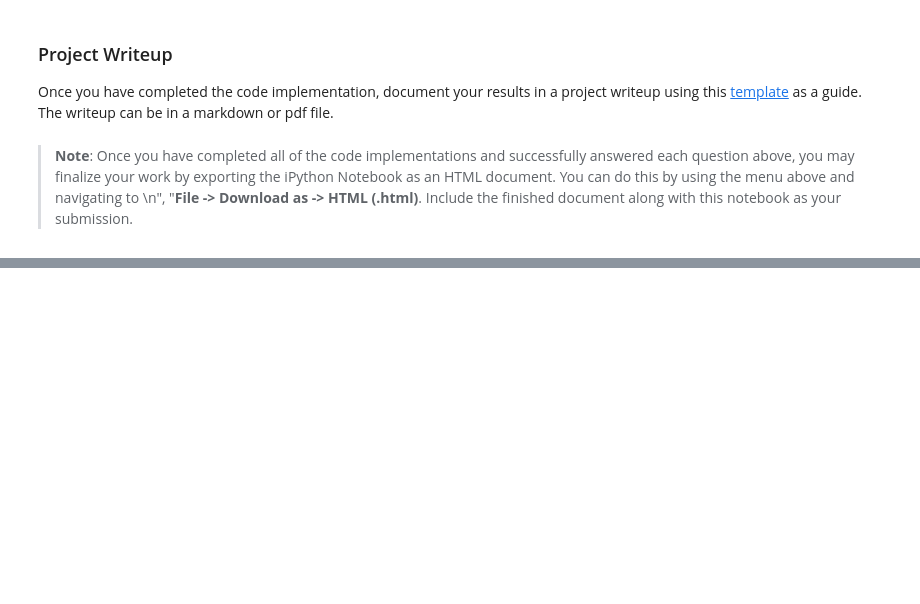
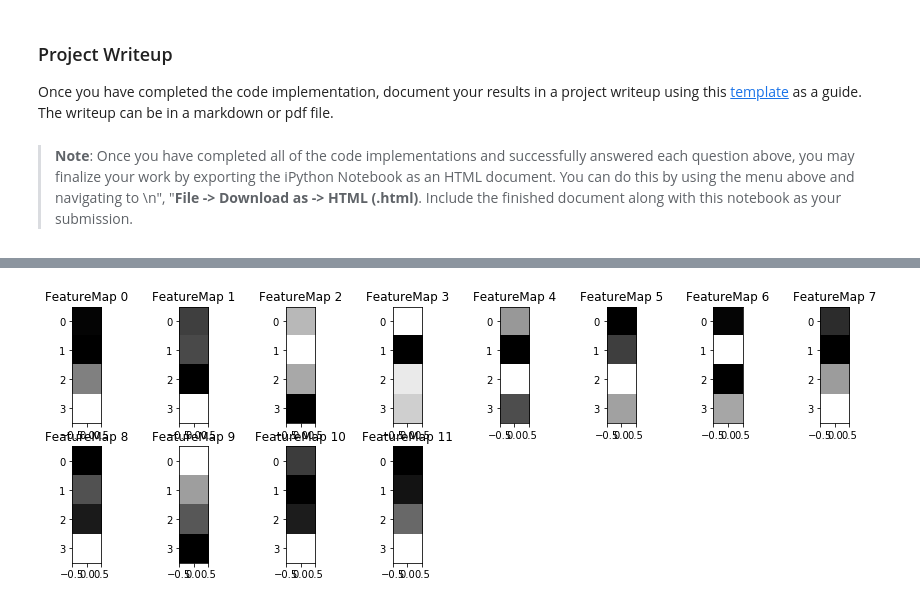
Before and after one commit to bastikluge/CarND-Traffic-Sign-Classifier-Project, a Jupyter notebook: Traffic_Sign_Classifier.ipynb, the cells around one changed output, grey strips where cells are left out. Saved outputs shown, nothing was run; the diff lists cells and outputs as text; code cells hidden in the pictures; blank space fills up the shorter version.

```diff
--- a/Traffic_Sign_Classifier.ipynb
+++ b/Traffic_Sign_Classifier.ipynb
@@ -450,7 +496,7 @@ sets imply underfitting. A high accuracy on the training set but low accuracy on
 ### the accuracy on the test set should be calculated and reported as well.
 
 # Define training size and duration
-EPOCHS = 30
+EPOCHS = 15
 BATCH_SIZE = 128
 
 # Define placeholder nodes for input and output
@@ -551,0 +597,5 @@ KeyboardInterrupt:
+# %%
+### Runs and outputs the validation on the test set
+with tf.Session() as sess:
+    saver.restore(sess, tf.train.latest_checkpoint('.'))
+    print("  Test Accuracy = {:.3f}".format(evaluate(X_test_pro, y_test_pro)))
@@ -609,6 +661,6 @@ with tf.Session() as sess:
     for i in range(len(y_mytest_pro)):
         cur_X = X_mytest_pro[i:i+1]
         cur_y = y_mytest_pro[i:i+1]
-        result_label = sess.run(model_prediction, feed_dict={x: cur_X, y: cur_y})
+        result_label = sess.run(model_prediction, feed_dict={x: cur_X, y: cur_y, dropout_keep_prob: 1.0})
         print("Image", i+1, "got result label: ", class_val_name_map[result_label[0]])
 # %% [output]
@@ -674,7 +726,7 @@ model_top3    = tf.nn.top_k(model_softmax, k=5)
 
 with tf.Session() as sess:
     saver.restore(sess, tf.train.latest_checkpoint('.'))
-    top3_result = sess.run(model_top3, feed_dict={x: X_mytest_pro, y: y_mytest_pro})
+    top3_result = sess.run(model_top3, feed_dict={x: X_mytest_pro, y: y_mytest_pro, dropout_keep_prob: 1.0})
     for i in range (len(y_mytest)):
         print("Image", i, "(", class_val_name_map[y_mytest_pro[i]], "):")
         for k in range (5):
@@ -726,29 +778,35 @@ For an example of what feature map outputs look like, check out NVIDIA's results
 # %%
 ### Visualize your network's feature maps here.
 ### Feel free to use as many code cells as needed.
 
 # image_input: the test image being fed into the network to produce the feature maps
 # tf_activation: should be a tf variable name used during your training procedure that represents the calculated state of a specific weight layer
 # activation_min/max: can be used to view the activation contrast in more detail, by default matplot sets min and max to the actual min and max values of the output
 # plt_num: used to plot out multiple different weight feature map sets on the same block, just extend the plt number for each new feature map entry
 
 def outputFeatureMap(image_input, tf_activation, activation_min=-1, activation_max=-1 ,plt_num=1):
     # Here make sure to preprocess your image_input in a way your network expects
     # with size, normalization, ect if needed
     # image_input =
     # Note: x should be the same name as your network's tensorflow data placeholder variable
     # If you get an error tf_activation is not defined it may be having trouble accessing the variable from inside a function
-    activation = tf_activation.eval(session=sess,feed_dict={x : image_input})
-    featuremaps = activation.shape[3]
-    plt.figure(plt_num, figsize=(15,15))
-    for featuremap in range(featuremaps):
-        plt.subplot(6,8, featuremap+1) # sets the number of feature maps to show on each row and column
-        plt.title('FeatureMap ' + str(featuremap)) # displays the feature map number
-        if activation_min != -1 & activation_max != -1:
-            plt.imshow(activation[0,:,:, featuremap], interpolation="nearest", vmin =activation_min, vmax=activation_max, cmap="gray")
-        elif activation_max != -1:
-            plt.imshow(activation[0,:,:, featuremap], interpolation="nearest", vmax=activation_max, cmap="gray")
-        elif activation_min !=-1:
-            plt.imshow(activation[0,:,:, featuremap], interpolation="nearest", vmin=activation_min, cmap="gray")
-        else:
-            plt.imshow(activation[0,:,:, featuremap], interpolation="nearest", cmap="gray")
+    with tf.Session() as sess:
+        saver.restore(sess, tf.train.latest_checkpoint('.'))
+        activation = tf_activation.eval(session=sess)
+        featuremaps = activation.shape[3]
+        plt.figure(plt_num, figsize=(15,15))
+        for featuremap in range(featuremaps):
+            plt.subplot(6,8, featuremap+1) # sets the number of feature maps to show on each row and column
+            plt.title('FeatureMap ' + str(featuremap)) # displays the feature map number
+            if activation_min != -1 & activation_max != -1:
+                plt.imshow(activation[0,:,:, featuremap], interpolation="nearest", vmin =activation_min, vmax=activation_max, cmap="gray")
+            elif activation_max != -1:
+                plt.imshow(activation[0,:,:, featuremap], interpolation="nearest", vmax=activation_max, cmap="gray")
+            elif activation_min !=-1:
+                plt.imshow(activation[0,:,:, featuremap], interpolation="nearest", vmin=activation_min, cmap="gray")
+            else:
+                plt.imshow(activation[0,:,:, featuremap], interpolation="nearest", cmap="gray")
+
+outputFeatureMap(X_mytest_pro[0], conv1_W)
+# %% [output]
+[figure, added]
```
Also changed, not shown: parts of 7 cells of this notebook, 1 other file.
